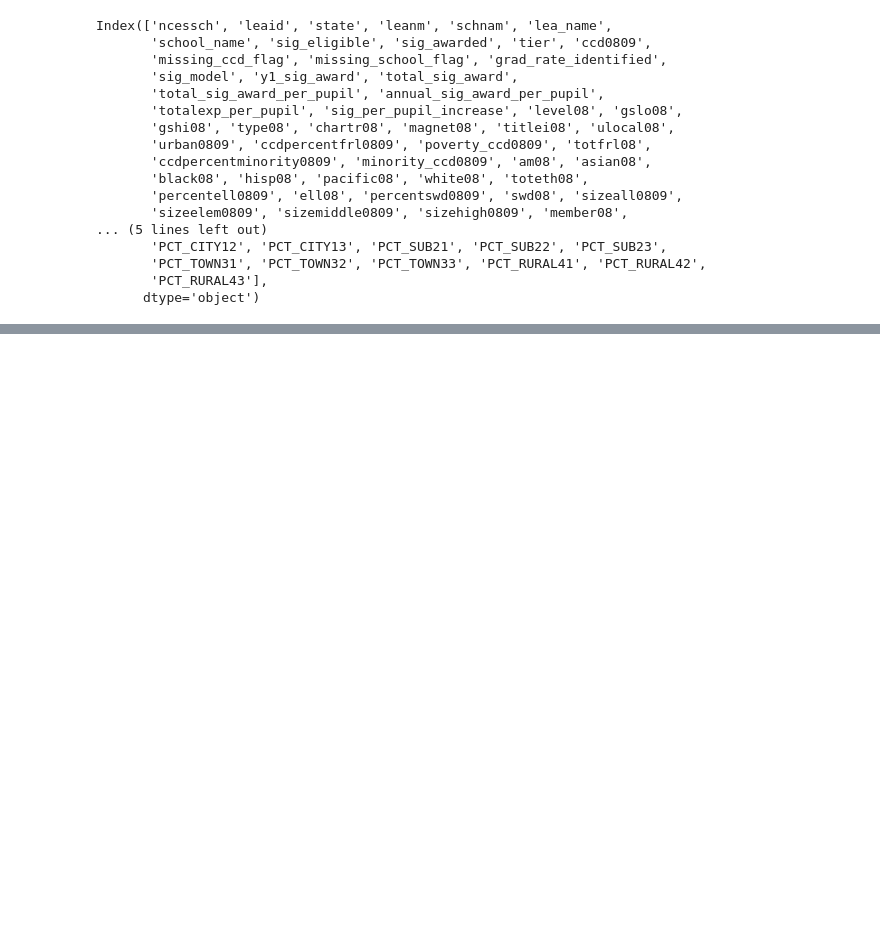
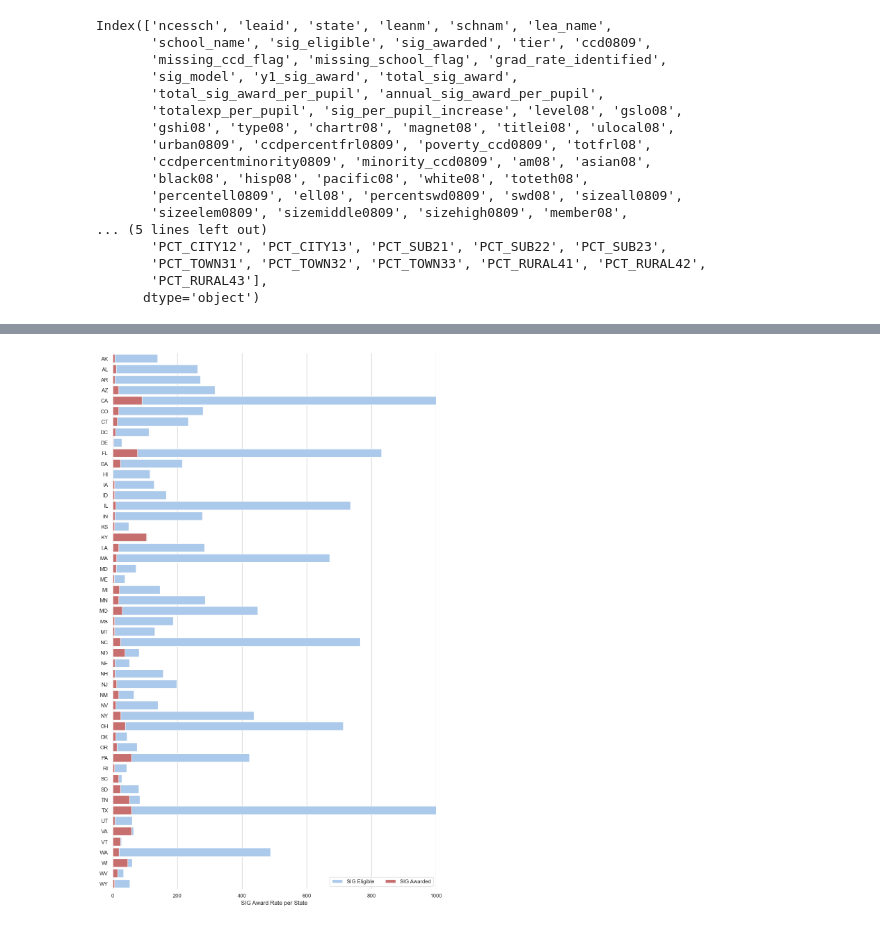
Before and after one commit to c7blackjack/School_Funding_Assistant_Project, a Jupyter notebook: Code-Library/Data Preparation.ipynb, the cells around one changed output, grey strips where cells are left out. Cells and saved outputs as stored; diff of their text form; code cells hidden in the pictures; blank space fills up the shorter version.

Commit message:
Combined work together, Added descriptive EDA Graphs, Feature Reduction and dataset balancing.

```diff
--- a/Code-Library/Data Preparation.ipynb
+++ b/Code-Library/Data Preparation.ipynb
@@ -86,0 +116,21 @@ sig_data2.sample(10)
+# %%
+sns.set_theme(style="whitegrid")
+f, ax = plt.subplots(figsize=(12, 20))
+
+# Plot the total applications
+sns.set_color_codes("pastel")
+sns.barplot(x="sig_eligible", y='STATE', data=sig_eligible_df,
+            label="SIG Eligible", color="b")
+
+# Plot the crashes where alcohol was involved
+sns.set_color_codes("muted")
+sns.barplot(x="sig_awarded", y="STATE", data=sig_award_df,
+            label="SIG Awarded", color="r")
+
+# Add a legend and informative axis label
+ax.legend(ncol=2, loc="lower right", frameon=True)
+ax.set(xlim=(0, 1000), ylabel="",
+       xlabel="SIG Award Rate per State")
+sns.despine(left=True, bottom=True)
+# %% [output]
+[figure, added]
```
Also changed, not shown: parts of 28 cells of this notebook.
